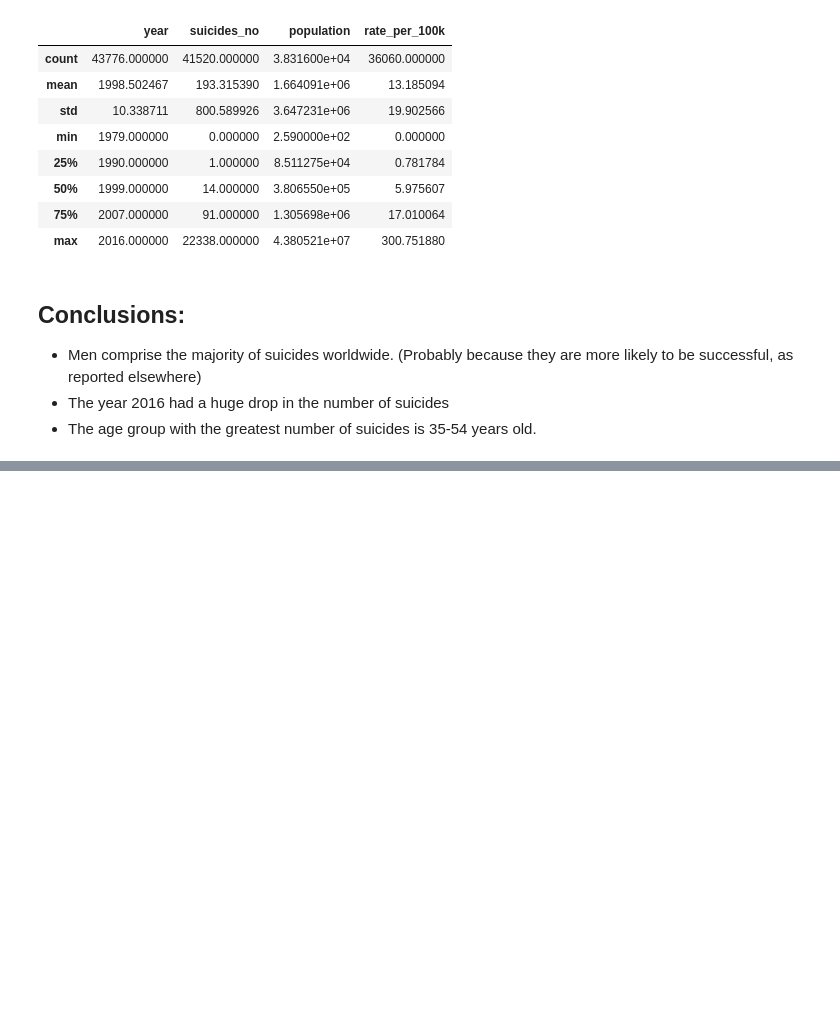
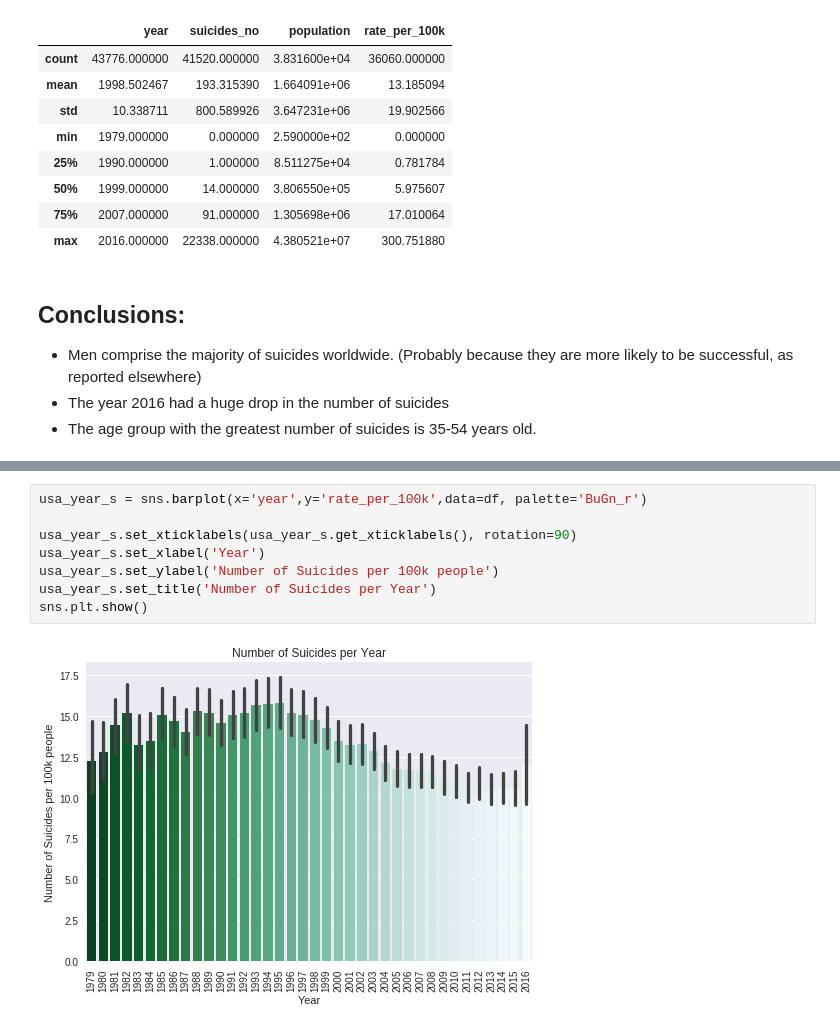
Before and after one commit to JaniceLove/Kaggle, a Jupyter notebook: WHO suicide data analysis .ipynb, the cells around one changed output, grey strips where cells are left out. Saved outputs shown, nothing was run; the diff lists cells and outputs as text; blank space fills up the shorter version.

```diff
--- a/WHO suicide data analysis .ipynb
+++ b/WHO suicide data analysis .ipynb
@@ -78,0 +114,10 @@ df.describe()
+# %%
+usa_year_s = sns.barplot(x='year',y='rate_per_100k',data=df, palette='BuGn_r')
+
+usa_year_s.set_xticklabels(usa_year_s.get_xticklabels(), rotation=90)
+usa_year_s.set_xlabel('Year')
+usa_year_s.set_ylabel('Number of Suicides per 100k people')
+usa_year_s.set_title('Number of Suicides per Year')
+sns.plt.show()
+# %% [output]
+[figure, added]
```
Also changed, not shown: parts of 5 cells of this notebook.
